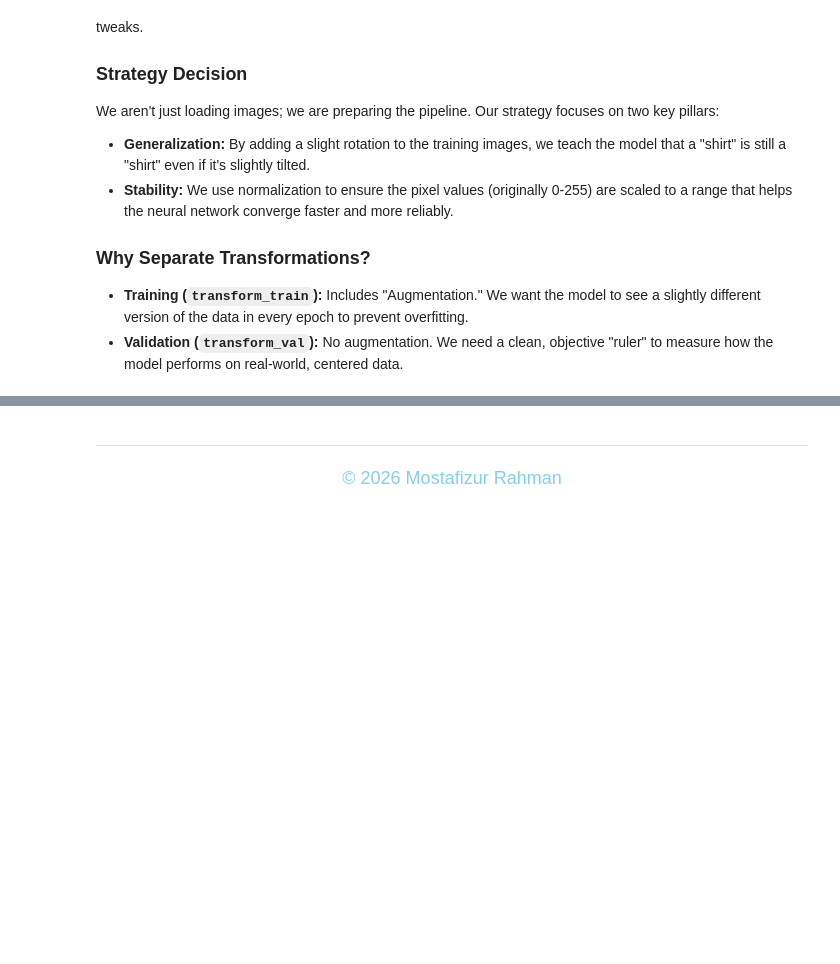
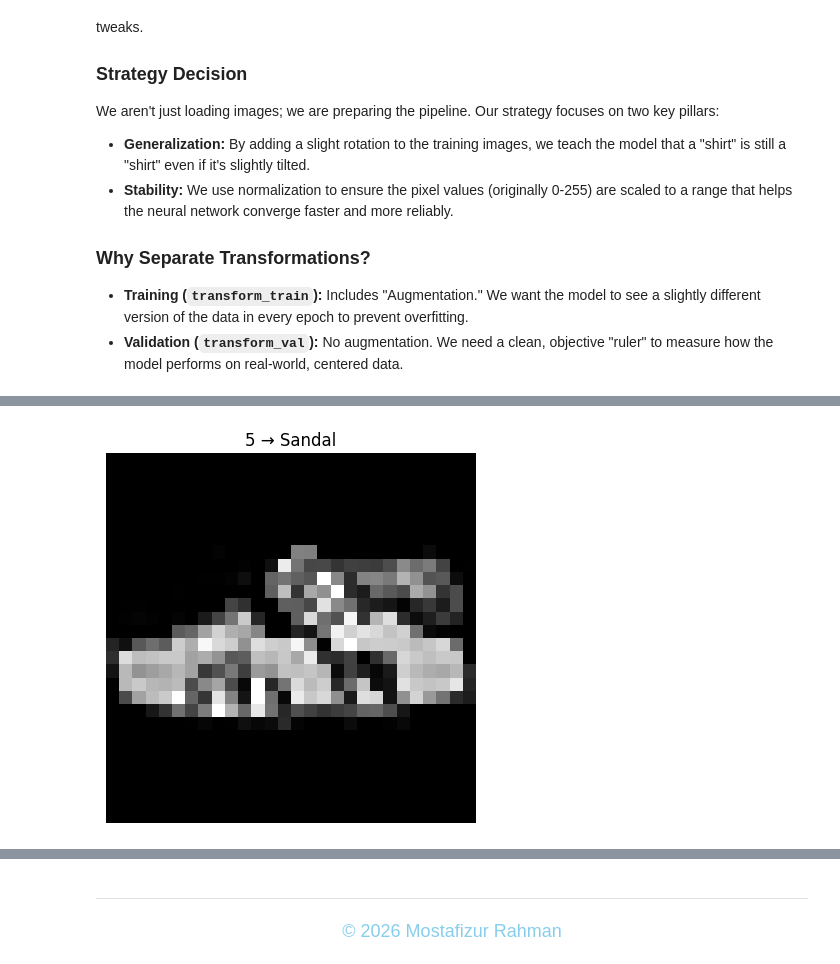
Before and after one commit to mrafraim/Deep-Learning, a Jupyter notebook: dl-day-44-cnn-advanced-mini-project-f-mnist.ipynb, the cells around one changed output, grey strips where cells are left out. Cells and saved outputs as stored; diff of their text form; code cells hidden in the pictures; blank space fills up the shorter version.

```diff
--- a/dl-day-44-cnn-advanced-mini-project-f-mnist.ipynb
+++ b/dl-day-44-cnn-advanced-mini-project-f-mnist.ipynb
@@ -147,9 +147,9 @@ We aren't just loading images; we are preparing the pipeline. Our strategy focus
 # Goal: introduce slight variation while keeping label semantics intact
 
 transform_train = transforms.Compose([
-    transforms.RandomRotation(10),       # Randomly rotate images by ±10 degrees → small augmentation for generalization
-    transforms.ToTensor(),               # Convert PIL image to PyTorch tensor (0-1 scale)
-    transforms.Normalize((0.5,), (0.5,)) # Normalize to mean=0.5, std=0.5 → stabilizes gradients
+    transforms.RandomRotation(10),              # Randomly rotate images by ±10 degrees → small augmentation for generalization
+    transforms.ToTensor(),                      # Convert PIL image to PyTorch tensor (0-1 scale)
+    transforms.Normalize((0.2860,), (0.3530,))  # EXACT FMNIST stats (Mean=0.2860, Std=0.3530)
 ])
 
 # ------------------------------
@@ -159,6 +159,6 @@ transform_train = transforms.Compose([
 # Goal: reflect real-world distribution --> NO augmentation
 
 transform_val = transforms.Compose([
-    transforms.ToTensor(),               # Convert image to tensor
-    transforms.Normalize((0.5,), (0.5,)) # Normalize same as training
+    transforms.ToTensor(),                     # Convert image to tensor
+    transforms.Normalize((0.2860,), (0.3530,)) # Normalize same as training
 ])
@@ -166,0 +314,23 @@ TO BE CONTINUE....
+# %%
+# ==========================================
+# Get One Batch from DataLoader
+# ==========================================
+
+images, labels = next(iter(train_loader))
+
+# images shape: [batch_size, 1, 28, 28]
+# labels shape: [batch_size]
+# %%
+# ==========================================
+# Single Image Check (Debug-Level)
+# ==========================================
+
+img = images[0, 0]
+label_idx = labels[0].item()
+
+plt.imshow(img, cmap="gray")
+plt.title(f"{label_idx} → {class_names[label_idx]}")
+plt.axis("off")
+plt.show()
+# %% [output]
+[figure, added]
```
Also changed, not shown: parts of 21 cells of this notebook.
